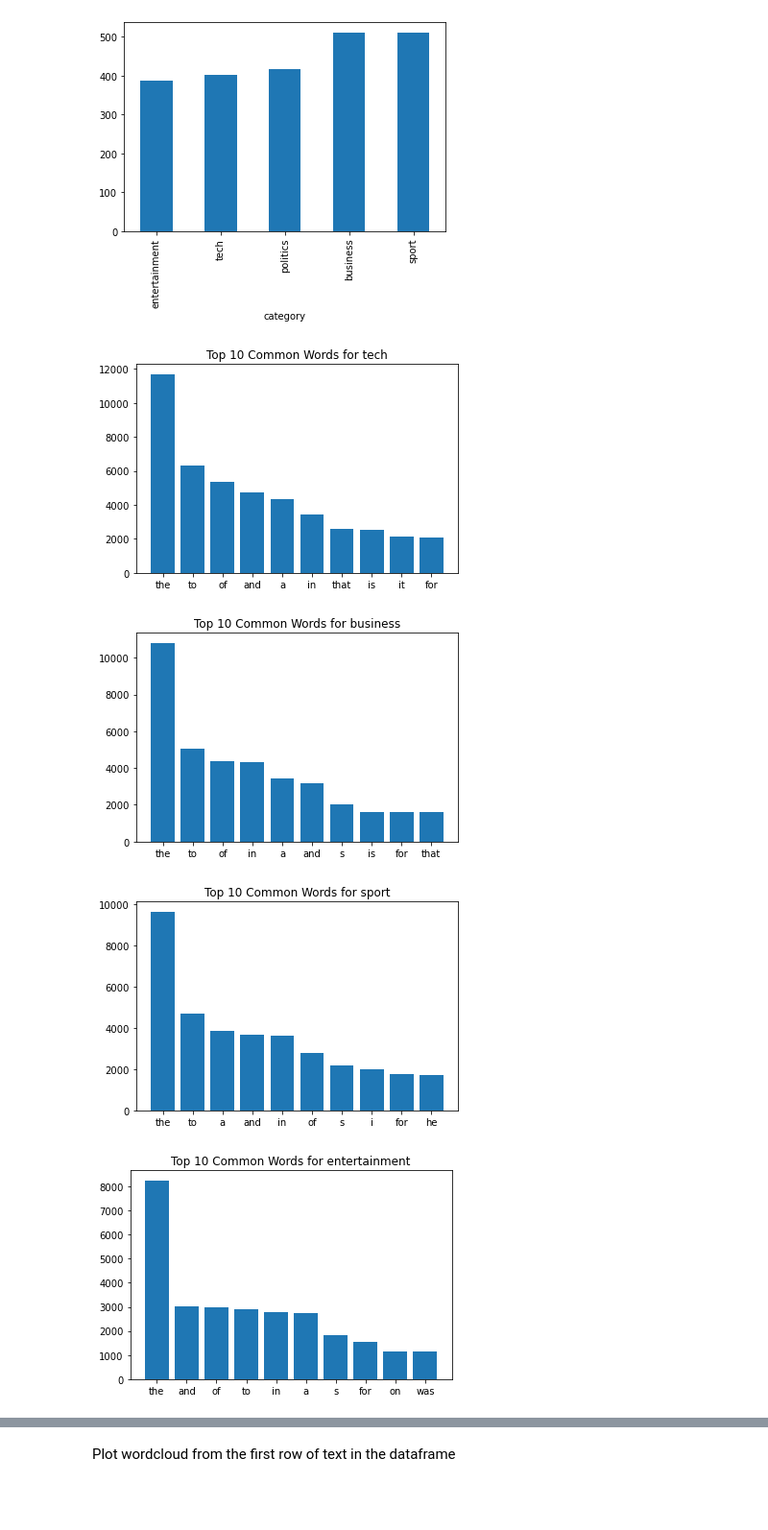
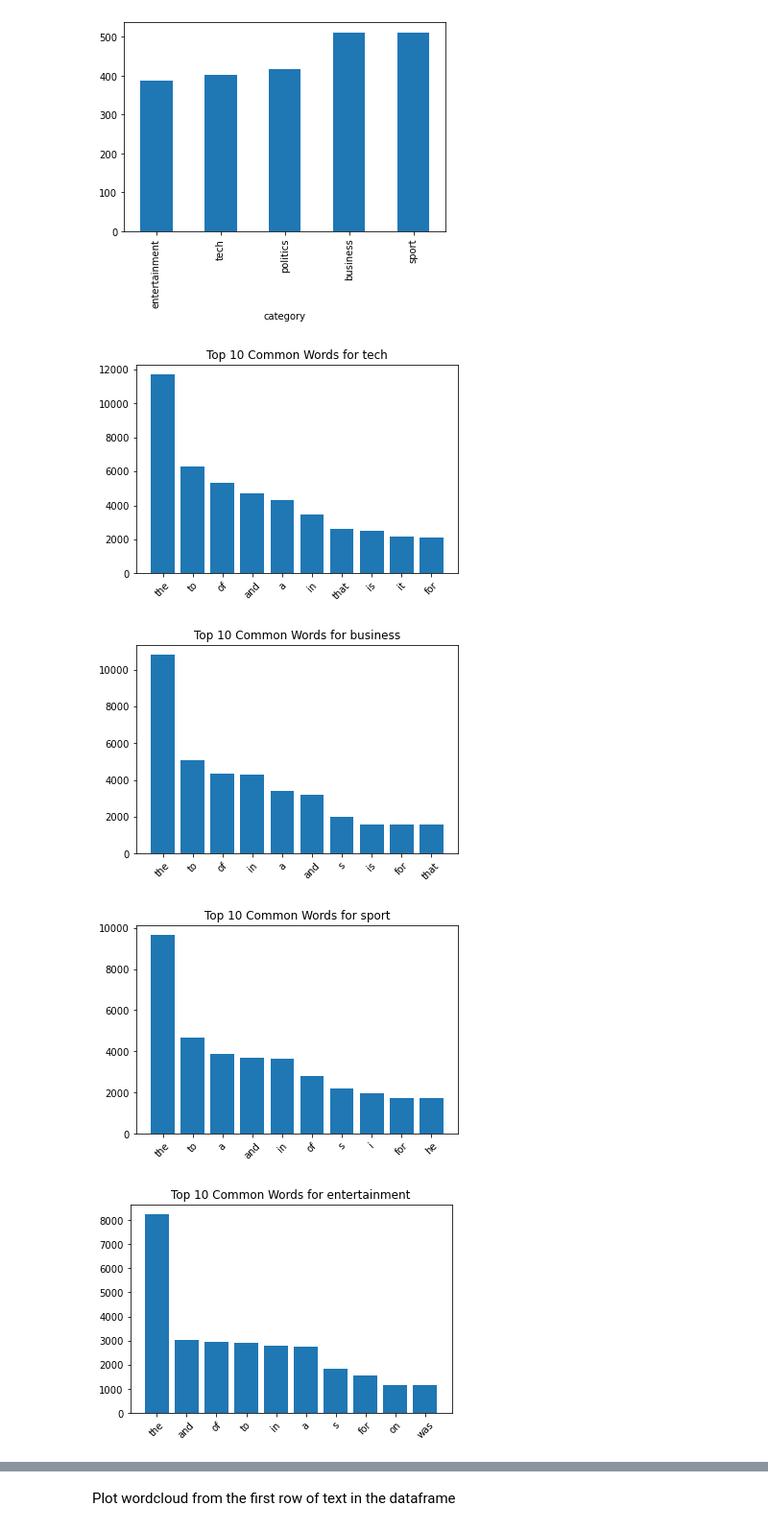
Before and after one commit to datalass1/30-days-of-NLP, a Jupyter notebook: notebooks/20210921-bbc_text_classification.ipynb, the cells around one changed output, grey strips where cells are left out. Shown at 96% size. Cells and saved outputs as stored; diff of their text form; code cells hidden in the pictures; blank space fills up the shorter version.

```diff
--- a/notebooks/20210921-bbc_text_classification.ipynb
+++ b/notebooks/20210921-bbc_text_classification.ipynb
@@ -49,16 +63,18 @@ df.groupby('category').size().sort_values().plot.bar();
 # %%
 def plot_common_words(text, category):
     text_dict = dict(text)
     plt.bar(text_dict.keys(), text_dict.values())
     plt.title(f'Top 10 Common Words for {category}')
+    plt.xticks(rotation=45)
     plt.show()
 
+categories = df.groupby('category')
 for category in df.category.unique():
     text = ' '.join(categories.get_group(category)['text'])
     common_words = Counter(text.split()).most_common(10)
     plot_common_words(common_words, category)
 # %% [output]
-[figure, old version]
+[figure, new version]
-[figure, old version]
+[figure, new version]
-[figure, old version]
+[figure, new version]
-[figure, old version]
+[figure, new version]
```
Also changed, not shown: parts of 9 cells of this notebook.
